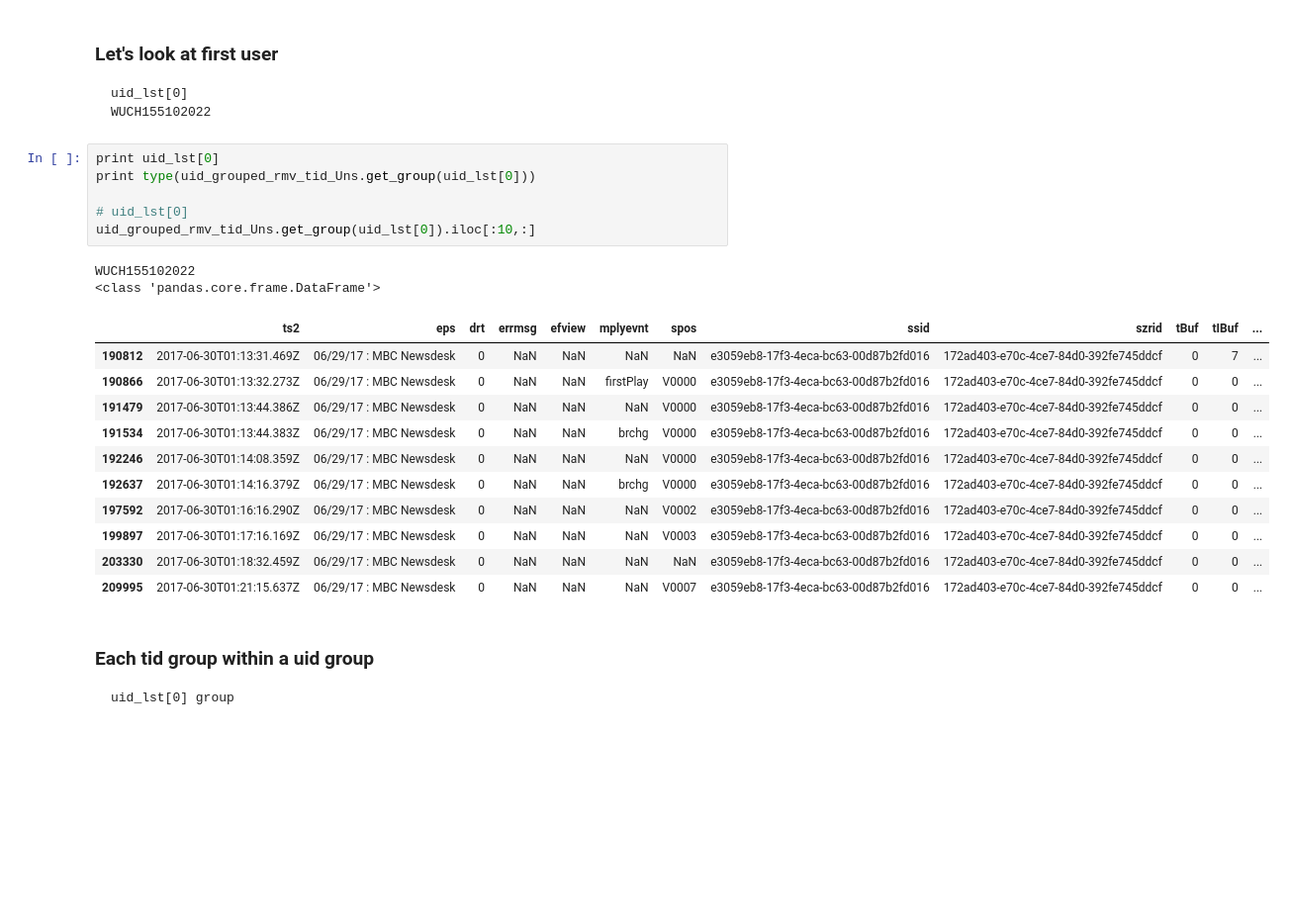
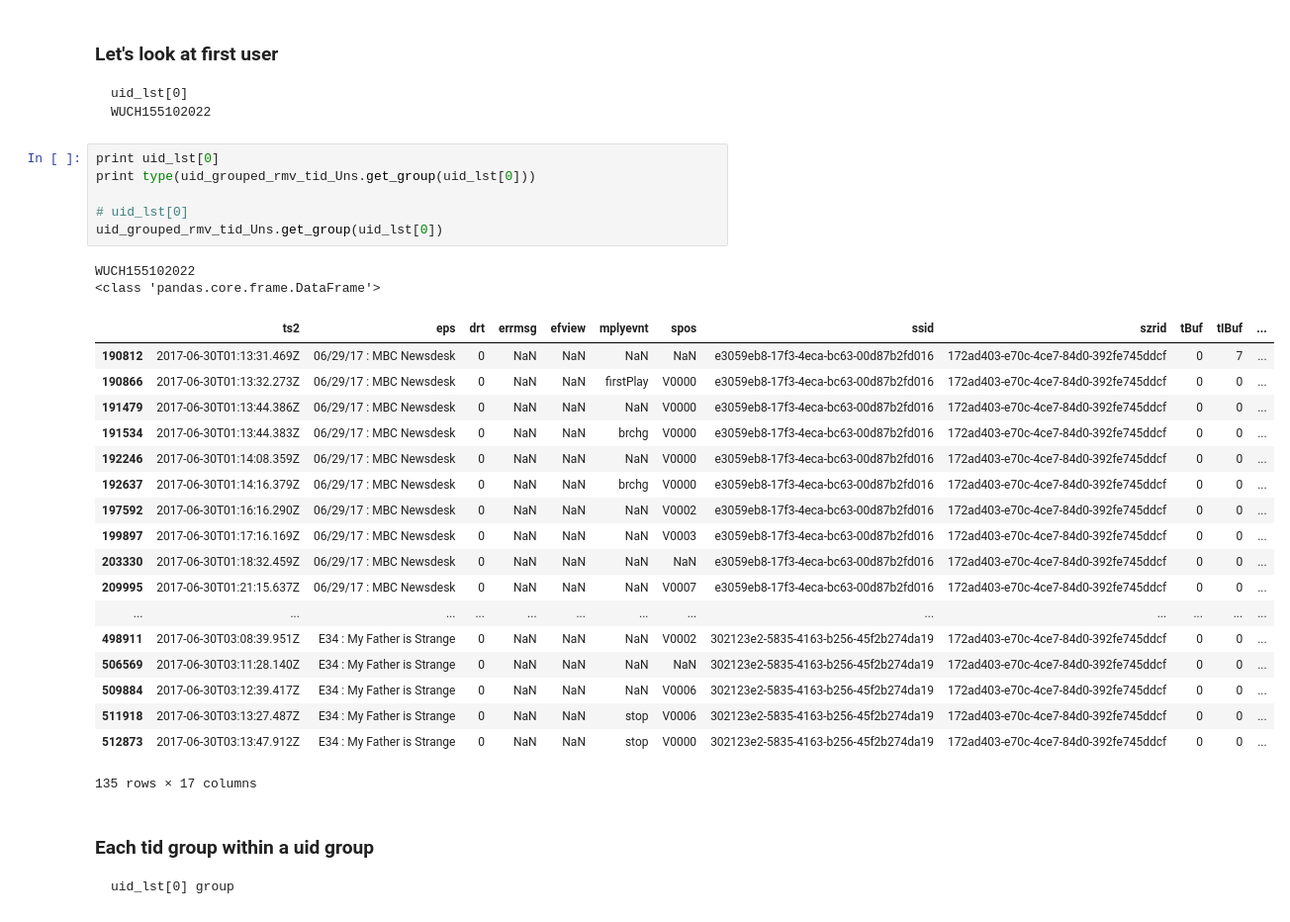
Before and after one commit to DoosanJung/STZR, a Jupyter notebook: EDA3.ipynb, the cells around one changed output. Shown at 99% size. Cells and saved outputs as stored; diff of their text form; blank space fills up the shorter version.

```diff
--- a/EDA3.ipynb
+++ b/EDA3.ipynb
@@ -84,23 +84,30 @@ uid_lst[:10]
 # %%
 print uid_lst[0]
 print type(uid_grouped_rmv_tid_Uns.get_group(uid_lst[0]))
 
 # uid_lst[0]
-uid_grouped_rmv_tid_Uns.get_group(uid_lst[0]).iloc[:10,:]
+uid_grouped_rmv_tid_Uns.get_group(uid_lst[0])
 # %% [output]
 WUCH155102022
 <class 'pandas.core.frame.DataFrame'>
 |  | ts2 | eps | drt | errmsg | efview | mplyevnt | spos | ssid | szrid | tBuf | tIBuf | ... |
 | 190812 | 2017-06-30T01:13:31.469Z | 06/29/17 : MBC Newsdesk | 0 | NaN | NaN | NaN | NaN | e3059eb8-17f3-4eca-bc63-00d87b2fd016 | 172ad403-e70c-4ce7-84d0-392fe745ddcf | 0 | 7 | ... |
 | 190866 | 2017-06-30T01:13:32.273Z | 06/29/17 : MBC Newsdesk | 0 | NaN | NaN | firstPlay | V0000 | e3059eb8-17f3-4eca-bc63-00d87b2fd016 | 172ad403-e70c-4ce7-84d0-392fe745ddcf | 0 | 0 | ... |
 | 191479 | 2017-06-30T01:13:44.386Z | 06/29/17 : MBC Newsdesk | 0 | NaN | NaN | NaN | V0000 | e3059eb8-17f3-4eca-bc63-00d87b2fd016 | 172ad403-e70c-4ce7-84d0-392fe745ddcf | 0 | 0 | ... |
 | 191534 | 2017-06-30T01:13:44.383Z | 06/29/17 : MBC Newsdesk | 0 | NaN | NaN | brchg | V0000 | e3059eb8-17f3-4eca-bc63-00d87b2fd016 | 172ad403-e70c-4ce7-84d0-392fe745ddcf | 0 | 0 | ... |
 | 192246 | 2017-06-30T01:14:08.359Z | 06/29/17 : MBC Newsdesk | 0 | NaN | NaN | NaN | V0000 | e3059eb8-17f3-4eca-bc63-00d87b2fd016 | 172ad403-e70c-4ce7-84d0-392fe745ddcf | 0 | 0 | ... |
 | 192637 | 2017-06-30T01:14:16.379Z | 06/29/17 : MBC Newsdesk | 0 | NaN | NaN | brchg | V0000 | e3059eb8-17f3-4eca-bc63-00d87b2fd016 | 172ad403-e70c-4ce7-84d0-392fe745ddcf | 0 | 0 | ... |
 | 197592 | 2017-06-30T01:16:16.290Z | 06/29/17 : MBC Newsdesk | 0 | NaN | NaN | NaN | V0002 | e3059eb8-17f3-4eca-bc63-00d87b2fd016 | 172ad403-e70c-4ce7-84d0-392fe745ddcf | 0 | 0 | ... |
 | 199897 | 2017-06-30T01:17:16.169Z | 06/29/17 : MBC Newsdesk | 0 | NaN | NaN | NaN | V0003 | e3059eb8-17f3-4eca-bc63-00d87b2fd016 | 172ad403-e70c-4ce7-84d0-392fe745ddcf | 0 | 0 | ... |
 | 203330 | 2017-06-30T01:18:32.459Z | 06/29/17 : MBC Newsdesk | 0 | NaN | NaN | NaN | NaN | e3059eb8-17f3-4eca-bc63-00d87b2fd016 | 172ad403-e70c-4ce7-84d0-392fe745ddcf | 0 | 0 | ... |
 | 209995 | 2017-06-30T01:21:15.637Z | 06/29/17 : MBC Newsdesk | 0 | NaN | NaN | NaN | V0007 | e3059eb8-17f3-4eca-bc63-00d87b2fd016 | 172ad403-e70c-4ce7-84d0-392fe745ddcf | 0 | 0 | ... |
+| ... | ... | ... | ... | ... | ... | ... | ... | ... | ... | ... | ... | ... |
+| 498911 | 2017-06-30T03:08:39.951Z | E34 : My Father is Strange | 0 | NaN | NaN | NaN | V0002 | 302123e2-5835-4163-b256-45f2b274da19 | 172ad403-e70c-4ce7-84d0-392fe745ddcf | 0 | 0 | ... |
+| 506569 | 2017-06-30T03:11:28.140Z | E34 : My Father is Strange | 0 | NaN | NaN | NaN | NaN | 302123e2-5835-4163-b256-45f2b274da19 | 172ad403-e70c-4ce7-84d0-392fe745ddcf | 0 | 0 | ... |
+| 509884 | 2017-06-30T03:12:39.417Z | E34 : My Father is Strange | 0 | NaN | NaN | NaN | V0006 | 302123e2-5835-4163-b256-45f2b274da19 | 172ad403-e70c-4ce7-84d0-392fe745ddcf | 0 | 0 | ... |
+| 511918 | 2017-06-30T03:13:27.487Z | E34 : My Father is Strange | 0 | NaN | NaN | stop | V0006 | 302123e2-5835-4163-b256-45f2b274da19 | 172ad403-e70c-4ce7-84d0-392fe745ddcf | 0 | 0 | ... |
+| 512873 | 2017-06-30T03:13:47.912Z | E34 : My Father is Strange | 0 | NaN | NaN | stop | V0000 | 302123e2-5835-4163-b256-45f2b274da19 | 172ad403-e70c-4ce7-84d0-392fe745ddcf | 0 | 0 | ... |
+135 rows × 17 columns
 # %% [markdown]
 ### Each tid group within a uid group
     uid_lst[0] group
```
Also changed, not shown: parts of 7 cells of this notebook.
